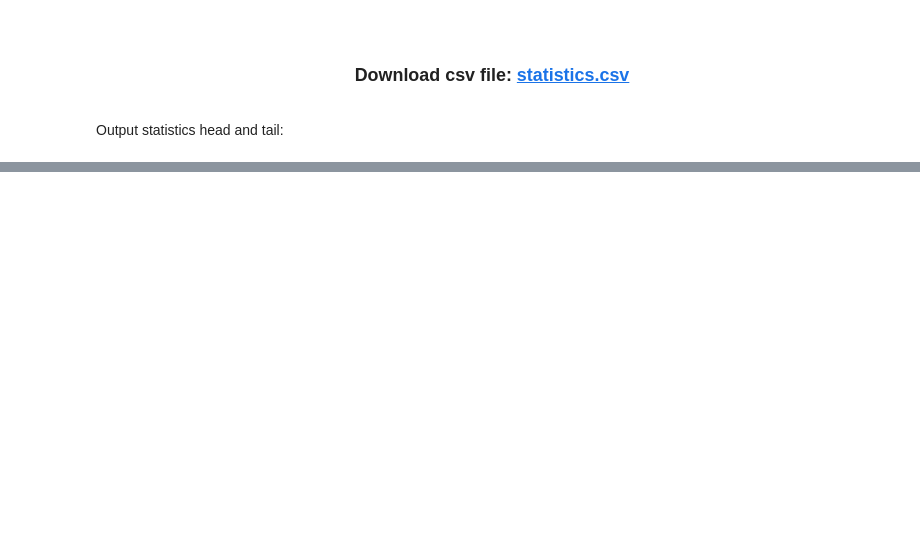
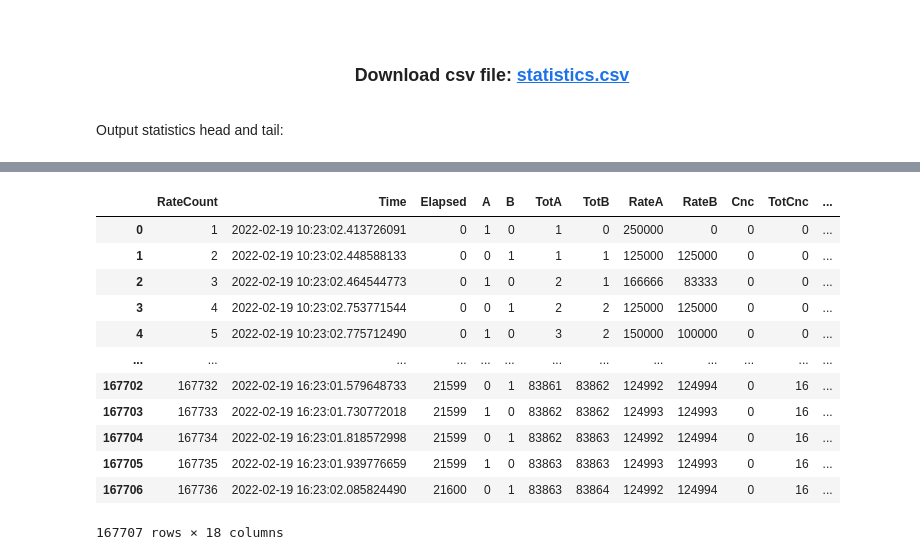
Before and after one commit to markomanninen/tandempiercerexperiment, a Jupyter notebook: report_template/TPE Report - Background apart geometry.ipynb, the cells around one changed output, grey strips where cells are left out. Cells and saved outputs as stored; diff of their text form; code cells hidden in the pictures; blank space fills up the shorter version.

```diff
--- a/report_template/TPE Report - Background apart geometry.ipynb
+++ b/report_template/TPE Report - Background apart geometry.ipynb
@@ -165,2 +156,22 @@ st.stats
+# %%
+d = st.stats[:]
+d["Elapsed"] = d["Elapsed"].astype(int)
+d["RateA"] = d["RateA"].astype(int)
+d["RateB"] = d["RateB"].astype(int)
+d
+# %% [output]
+|  | RateCount | Time | Elapsed | A | B | TotA | TotB | RateA | RateB | Cnc | TotCnc | ... |
+| 0 | 1 | 2022-02-19 10:23:02.413726091 | 0 | 1 | 0 | 1 | 0 | 250000 | 0 | 0 | 0 | ... |
+| 1 | 2 | 2022-02-19 10:23:02.448588133 | 0 | 0 | 1 | 1 | 1 | 125000 | 125000 | 0 | 0 | ... |
+| 2 | 3 | 2022-02-19 10:23:02.464544773 | 0 | 1 | 0 | 2 | 1 | 166666 | 83333 | 0 | 0 | ... |
+| 3 | 4 | 2022-02-19 10:23:02.753771544 | 0 | 0 | 1 | 2 | 2 | 125000 | 125000 | 0 | 0 | ... |
+| 4 | 5 | 2022-02-19 10:23:02.775712490 | 0 | 1 | 0 | 3 | 2 | 150000 | 100000 | 0 | 0 | ... |
+| ... | ... | ... | ... | ... | ... | ... | ... | ... | ... | ... | ... | ... |
+| 167702 | 167732 | 2022-02-19 16:23:01.579648733 | 21599 | 0 | 1 | 83861 | 83862 | 124992 | 124994 | 0 | 16 | ... |
+| 167703 | 167733 | 2022-02-19 16:23:01.730772018 | 21599 | 1 | 0 | 83862 | 83862 | 124993 | 124993 | 0 | 16 | ... |
+| 167704 | 167734 | 2022-02-19 16:23:01.818572998 | 21599 | 0 | 1 | 83862 | 83863 | 124992 | 124994 | 0 | 16 | ... |
+| 167705 | 167735 | 2022-02-19 16:23:01.939776659 | 21599 | 1 | 0 | 83863 | 83863 | 124993 | 124993 | 0 | 16 | ... |
+| 167706 | 167736 | 2022-02-19 16:23:02.085824490 | 21600 | 0 | 1 | 83863 | 83864 | 124992 | 124994 | 0 | 16 | ... |
+167707 rows × 18 columns
 # %%
 load_styles("../report.css")
```
Also changed, not shown: parts of 11 cells of this notebook, 6 other files.
